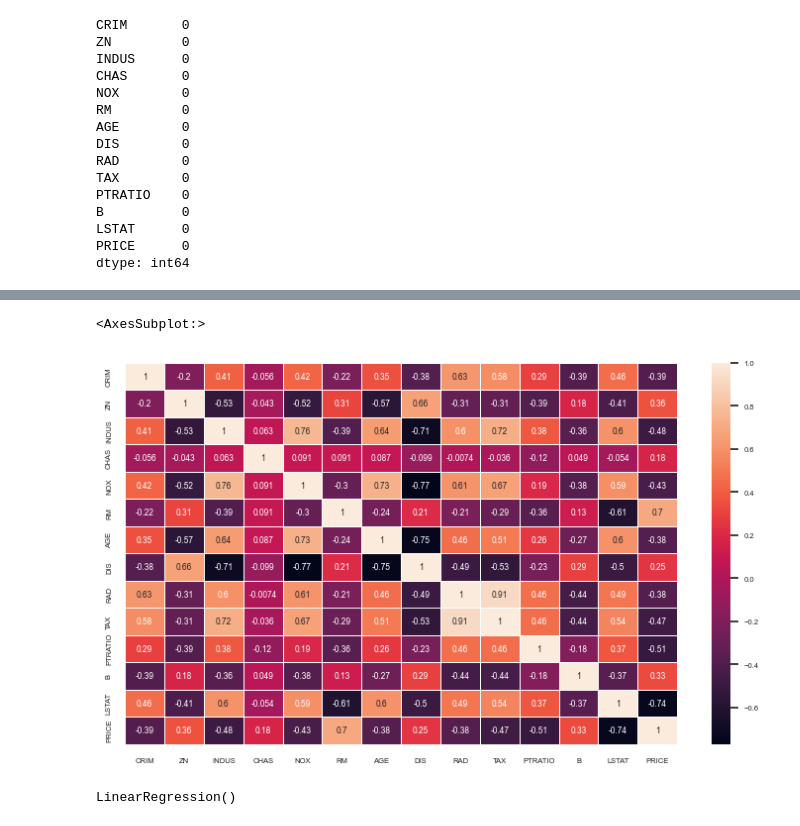
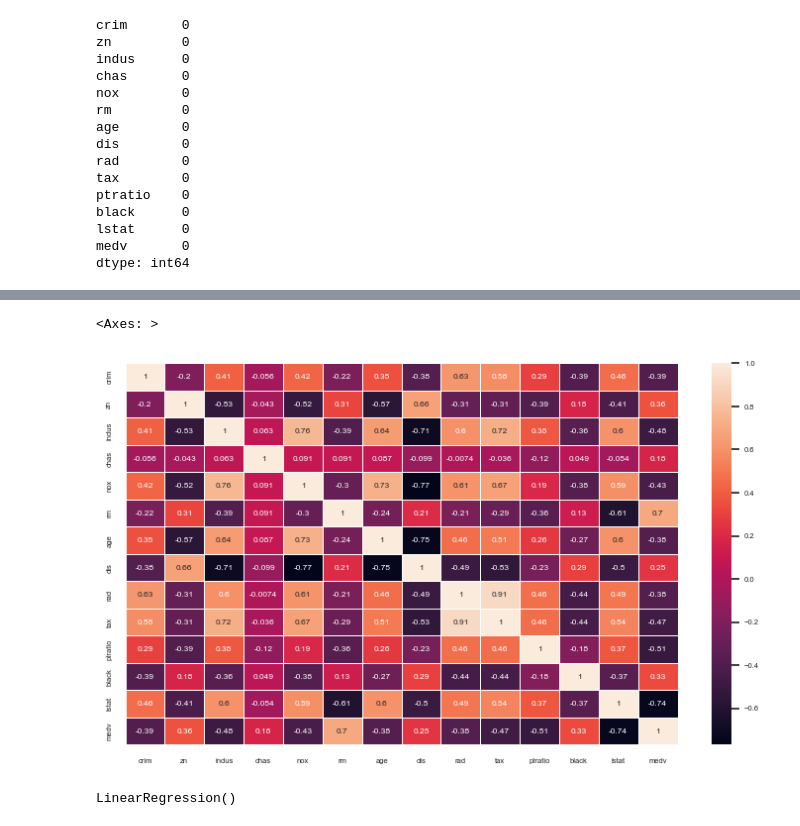
Before and after one commit to shanmugapriyasivaraj/boston_house_pricing, a Jupyter notebook: Linear Regression Implementation.ipynb, the cells around one changed output, grey strips where cells are left out. Saved outputs shown, nothing was run; the diff lists cells and outputs as text; code cells hidden in the pictures.

```diff
--- a/Linear Regression Implementation.ipynb
+++ b/Linear Regression Implementation.ipynb
@@ -7,6 +7,8 @@ import warnings
 warnings.filterwarnings('ignore')
 # %%
 # Load the dataset
-from sklearn.datasets import load_boston
+# from sklearn.datasets import load_boston
+data = pd.read_csv('./Boston.csv')
 # %%
-data =  load_boston()
+# data =  load_boston()
+data
@@ -82,22 +78,22 @@ df.describe()
 | max | 88.976200 | 100.000000 | 27.740000 | 1.000000 | 0.871000 | 8.780000 | 100.000000 | 12.126500 | 24.000000 | 711.000000 | 22.000000 | ... |
 # %%
 #  To check the null values
-df.isnull().sum()
+data.isnull().sum()
 # %% [output]
-CRIM       0
-ZN         0
-INDUS      0
-CHAS       0
-NOX        0
-RM         0
-AGE        0
-DIS        0
-RAD        0
-TAX        0
-PTRATIO    0
-B          0
-LSTAT      0
-PRICE      0
+crim       0
+zn         0
+indus      0
+chas       0
+nox        0
+rm         0
+age        0
+dis        0
+rad        0
+tax        0
+ptratio    0
+black      0
+lstat      0
+medv       0
 dtype: int64
 # %%
 #Exoloratory Data Analysis EDA
@@ -122,12 +118,12 @@ df.corr()
 # %%
 # To check multicollinearity we use correlation
 import seaborn as sns
 plt.figure(figsize =(9,5))
 sns.set(font_scale = 0.5)
-sns.heatmap(df.corr(), annot = True, linewidths = 0.5)
+sns.heatmap(data.corr(), annot = True, linewidths = 0.5)
 # %% [output]
-<AxesSubplot:>
+<Axes: >
-[figure, old version]
+[figure, new version]
 # %%
 # Independent and Dependent Features
 
```
Also changed, not shown: parts of 11 cells of this notebook, 6 other files.
